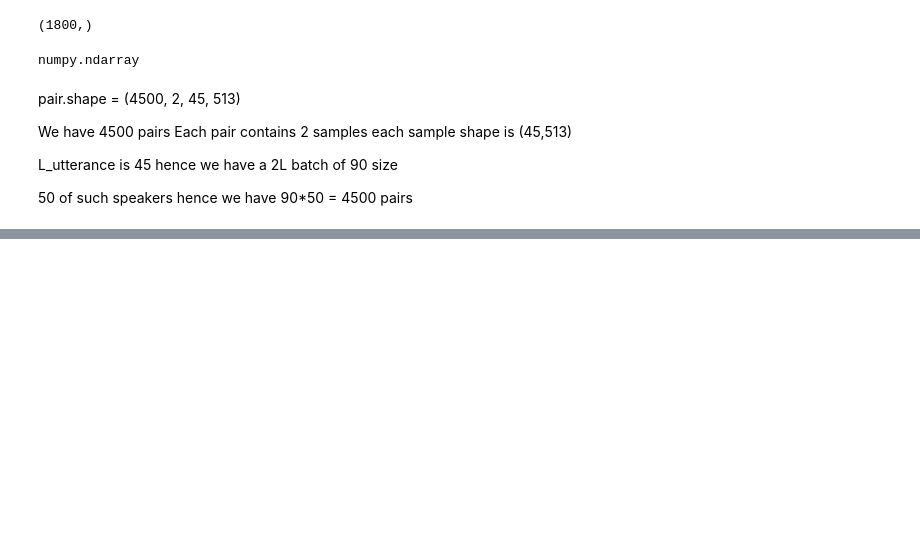
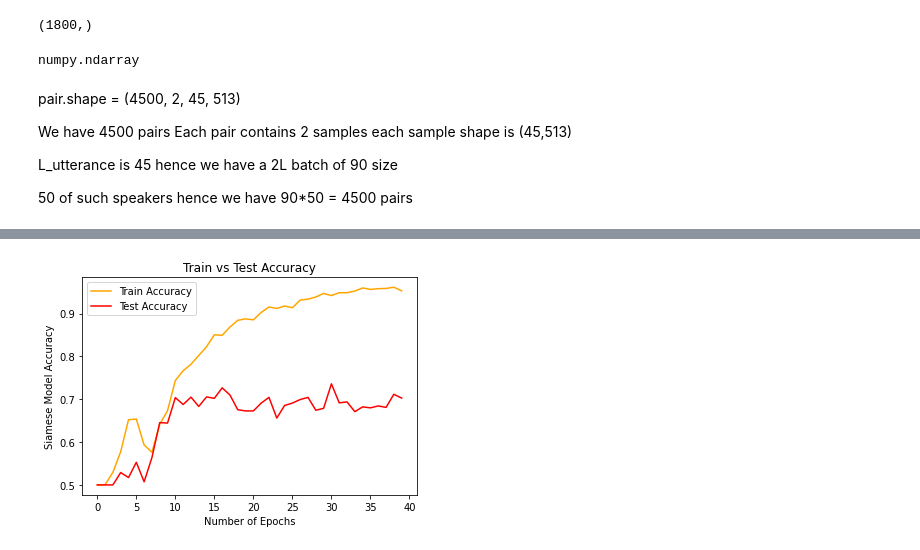
Before and after one commit to ram130849/Deep_Learning_Systems, a Jupyter notebook: TensorFlow/Tejas/Deep_Learning_HW4_Q4.ipynb, the cells around one changed output, grey strips where cells are left out. Cells and saved outputs as stored; diff of their text form; code cells hidden in the pictures; blank space fills up the shorter version.

```diff
--- a/TensorFlow/Tejas/Deep_Learning_HW4_Q4.ipynb
+++ b/TensorFlow/Tejas/Deep_Learning_HW4_Q4.ipynb
@@ -404,11 +453,12 @@ def euclidean_distance(vects):
 
 
 input = layers.Input(shape=(45,513))
-x = tf.keras.layers.GRU(513, return_sequences=True,dropout=0.1, name = "layer1")(input),
-x = tf.keras.layers.GRU(513, return_sequences=True,dropout=0.2, name = "layer2")(x[0]),
-x = tf.keras.layers.GRU(513, return_sequences=False,dropout=0.2, name = "layer3")(x[0]),
-x = tf.keras.layers.Dense(256,activation = 'relu', name = "Denselayer1")(x[0]),
-x = tf.keras.layers.Dense(64,activation = 'relu', name = "Denselayer2")(x[0])
+x = tf.keras.layers.GRU(513, return_sequences=True,dropout=0.3 ,name = "layer1")(input),
+# x = tf.keras.layers.GRU(513, return_sequences=True,dropout=0.3, name = "layer2")(x[0]),
+x = tf.keras.layers.GRU(513, return_sequences=False,dropout=0.3 , name = "layer3")(x[0]),
+x = tf.keras.layers.Dense(128,activation = 'relu' , name = "Denselayer2")(x[0]),
+x = tf.keras.layers.Dense(32,activation = 'relu', name = "Denselayer3")(x[0])
+# x = tf.keras.layers.Dense(16,activation = 'relu' , name = "Denselayer4")(x[0])
 
 embedding_network = tf.keras.Model(input, x)
 
@@ -478,7 +525,7 @@ history = siamesemodel.fit(
     [pair[:,0], pair[:,1]],
     label,
     validation_data=([testpair[:,0],testpair[:,1]],testlabel),
-    batch_size=90,
-    epochs=30
+    batch_size=60,
+    epochs=40
 )
 # %% [output]
@@ -485,0 +553,10 @@ TypeError: ignored
+# %%
+plt.plot(history.history["accuracy"],color='orange')
+plt.plot(history.history["val_accuracy"],color='red')
+plt.legend(["Train Accuracy", "Test Accuracy"], loc="upper left")
+plt.title("Train vs Test Accuracy")
+plt.ylabel("Siamese Model Accuracy")
+plt.xlabel("Number of Epochs")
+plt.show()
+# %% [output]
+[figure, added]
```
Also changed, not shown: parts of 13 cells of this notebook.
